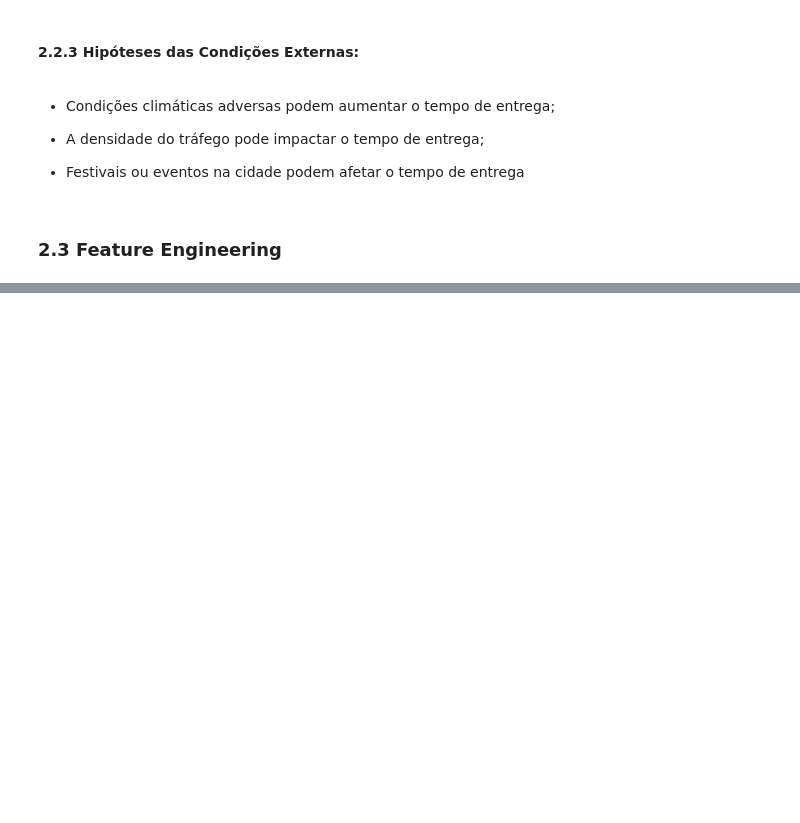
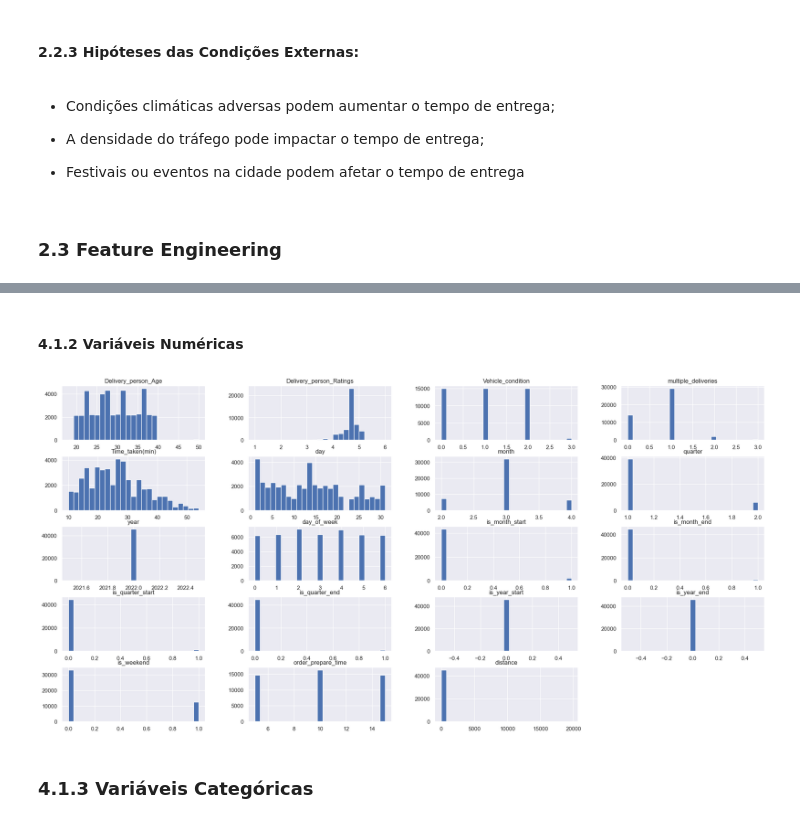
Before and after one commit to samantasobral/projeto_integrador_2, a Jupyter notebook: notebooks/Delivery.ipynb, the cells around one changed output, grey strips where cells are left out. Cells and saved outputs as stored; diff of their text form; code cells hidden in the pictures; blank space fills up the shorter version.

```diff
--- a/notebooks/Delivery.ipynb
+++ b/notebooks/Delivery.ipynb
@@ -281,0 +322,2 @@ calculate_distance(df2)
+# %% [markdown]
+#### 4.1.2 Variáveis Numéricas
@@ -281,0 +340,9 @@ calculate_distance(df2)
+# %%
+#variáveis numéricas:
+num_attributes = df4.select_dtypes(include = ['int64', 'float64', 'int32'])
+# %%
+num_attributes.hist(bins = 25);
+# %% [output]
+[figure, added]
+# %% [markdown]
+### 4.1.3 Variáveis Categóricas
```
Also changed, not shown: parts of 18 cells of this notebook.
